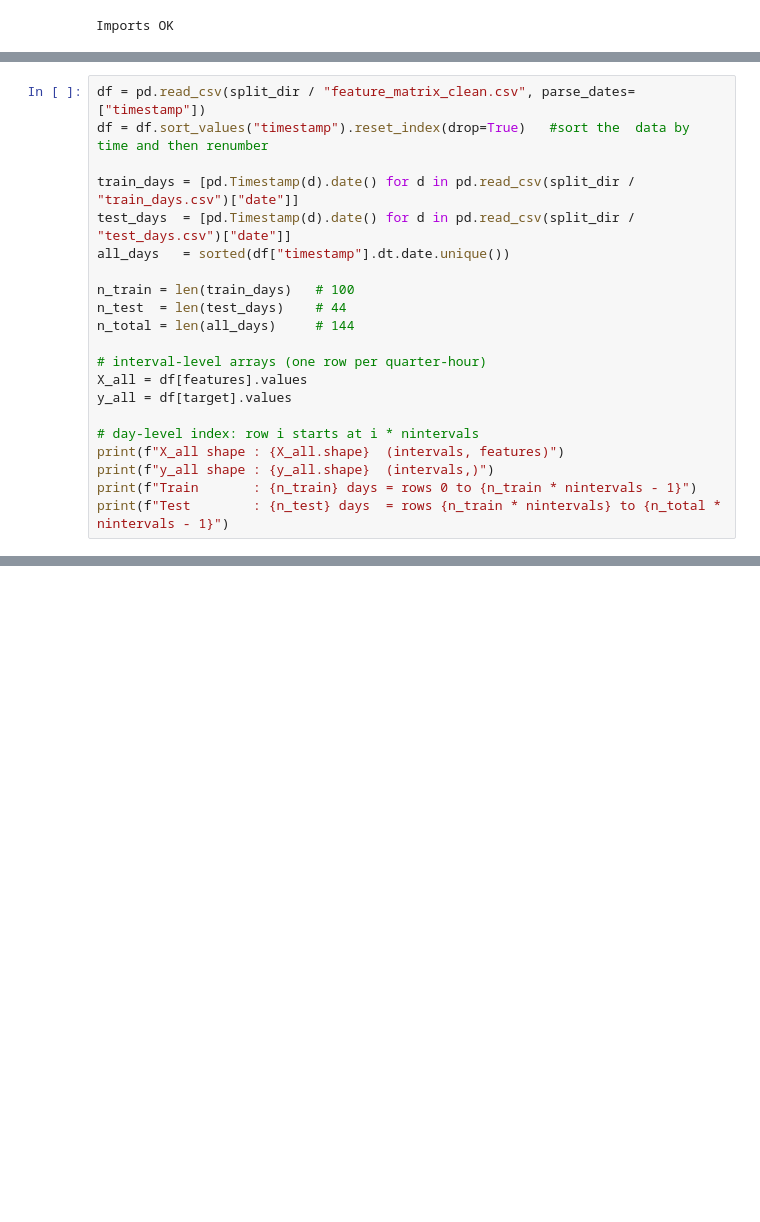
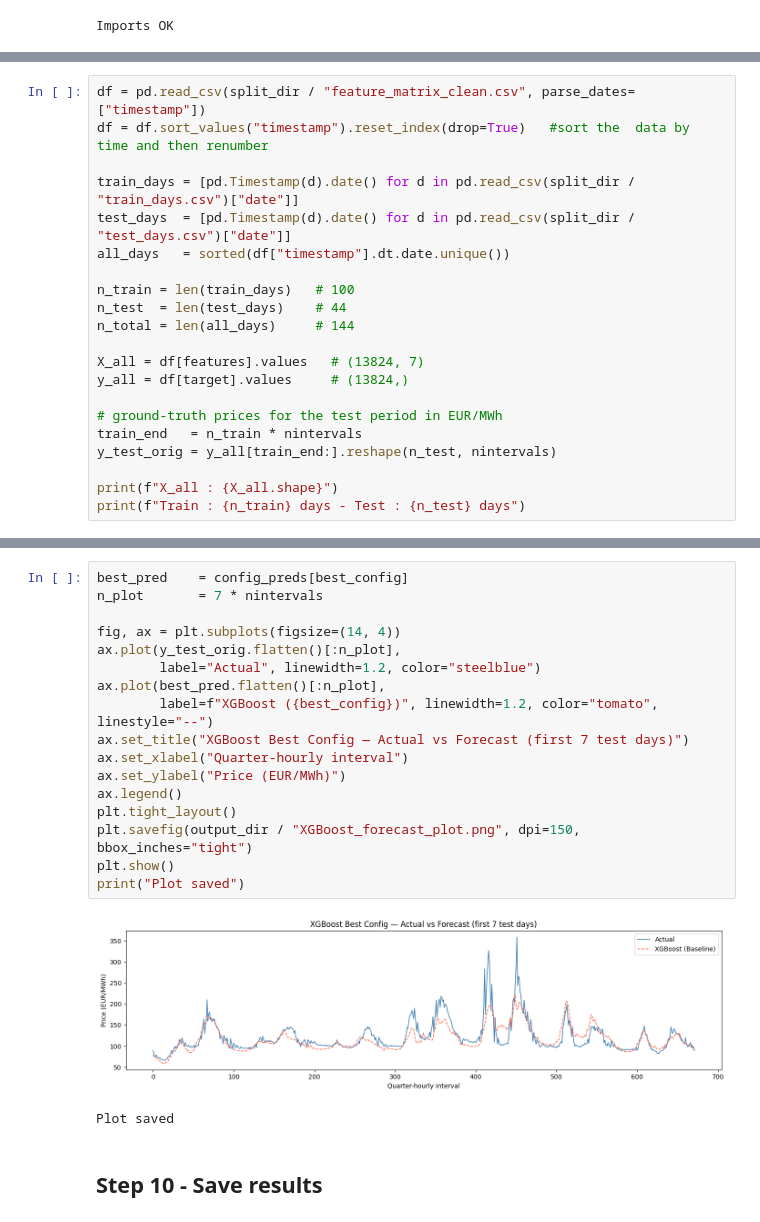
Before and after one commit to Ebtehal-AL/electricity-price-forecasting, a Jupyter notebook: notebooks/XGBoost.ipynb, the cells around one changed output, grey strips where cells are left out. Saved outputs shown, nothing was run; the diff lists cells and outputs as text; blank space fills up the shorter version.

```diff
--- a/notebooks/XGBoost.ipynb
+++ b/notebooks/XGBoost.ipynb
@@ -58,13 +126,13 @@ n_train = len(train_days)   # 100
 n_test  = len(test_days)    # 44
 n_total = len(all_days)     # 144
 
-# interval-level arrays (one row per quarter-hour)
-X_all = df[features].values
-y_all = df[target].values
+X_all = df[features].values   # (13824, 7)
+y_all = df[target].values     # (13824,)
 
-# day-level index: row i starts at i * nintervals
-print(f"X_all shape : {X_all.shape}  (intervals, features)")
-print(f"y_all shape : {y_all.shape}  (intervals,)")
-print(f"Train       : {n_train} days = rows 0 to {n_train * nintervals - 1}")
-print(f"Test        : {n_test} days  = rows {n_train * nintervals} to {n_total * nintervals - 1}")
+# ground-truth prices for the test period in EUR/MWh
+train_end   = n_train * nintervals
+y_test_orig = y_all[train_end:].reshape(n_test, nintervals)
+
+print(f"X_all : {X_all.shape}")
+print(f"Train : {n_train} days - Test : {n_test} days")
 # %% [output]
@@ -248,0 +331,22 @@ XGBoost.ipynb complete
+# %%
+best_pred    = config_preds[best_config]
+n_plot       = 7 * nintervals
+
+fig, ax = plt.subplots(figsize=(14, 4))
+ax.plot(y_test_orig.flatten()[:n_plot],
+        label="Actual", linewidth=1.2, color="steelblue")
+ax.plot(best_pred.flatten()[:n_plot],
+        label=f"XGBoost ({best_config})", linewidth=1.2, color="tomato", linestyle="--")
+ax.set_title("XGBoost Best Config — Actual vs Forecast (first 7 test days)")
+ax.set_xlabel("Quarter-hourly interval")
+ax.set_ylabel("Price (EUR/MWh)")
+ax.legend()
+plt.tight_layout()
+plt.savefig(output_dir / "XGBoost_forecast_plot.png", dpi=150, bbox_inches="tight")
+plt.show()
+print("Plot saved")
+# %% [output]
+[figure, added]
+Plot saved
+# %% [markdown]
+## Step 10 - Save results
```
Also changed, not shown: parts of 19 cells of this notebook, 6 other files.
